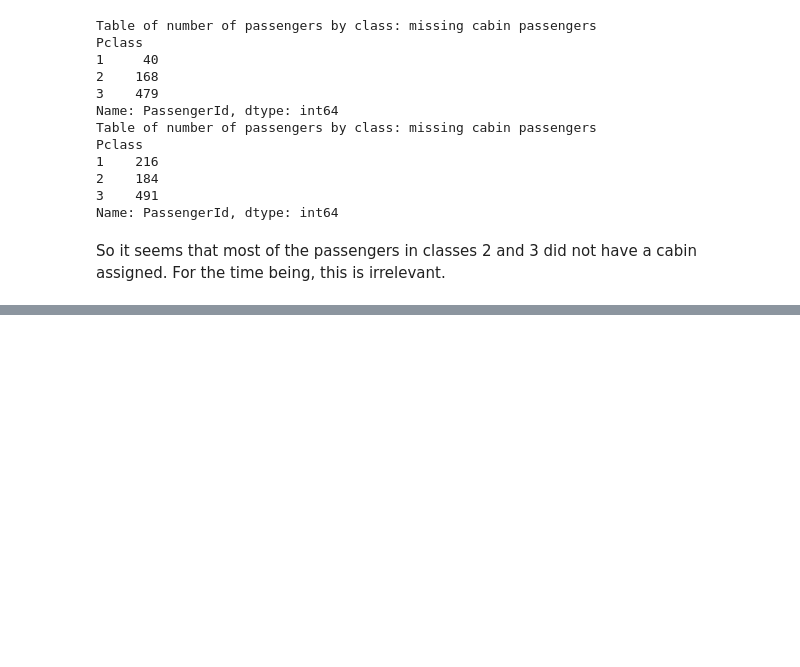
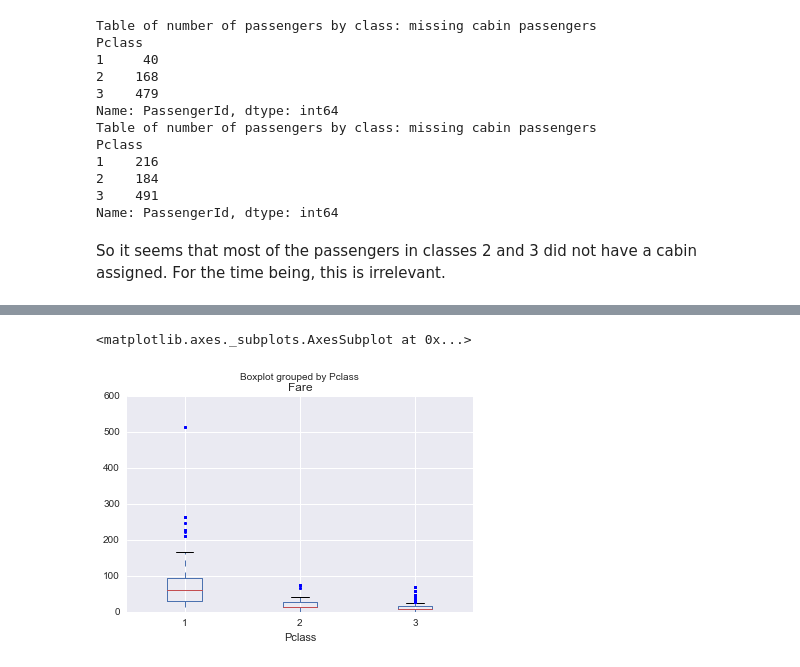
Before and after one commit to jboludae/DAND_project_2, a Jupyter notebook: titanic_survival_analysis.ipynb, the cells around one changed output, grey strips where cells are left out. Drawn from its saved outputs; the diff is of its cells as text; code cells hidden in the pictures; blank space fills up the shorter version.

```diff
--- a/titanic_survival_analysis.ipynb
+++ b/titanic_survival_analysis.ipynb
@@ -142,0 +135,6 @@ Name: Age, dtype: float64
+# %%
+# Let's draw the ticket fares
+titanic_survival.boxplot(column = 'Fare', by='Pclass', sym = 'k.')
+# %% [output]
+<matplotlib.axes._subplots.AxesSubplot at 0x...>
+[figure, added]
```
Also changed, not shown: parts of 7 cells of this notebook.
